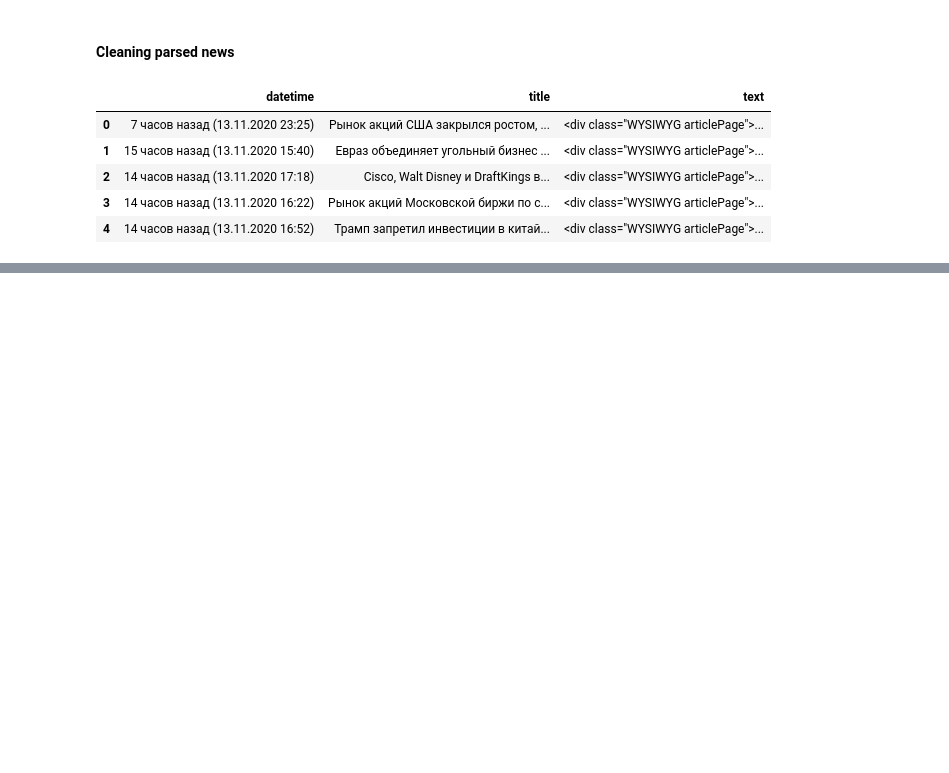
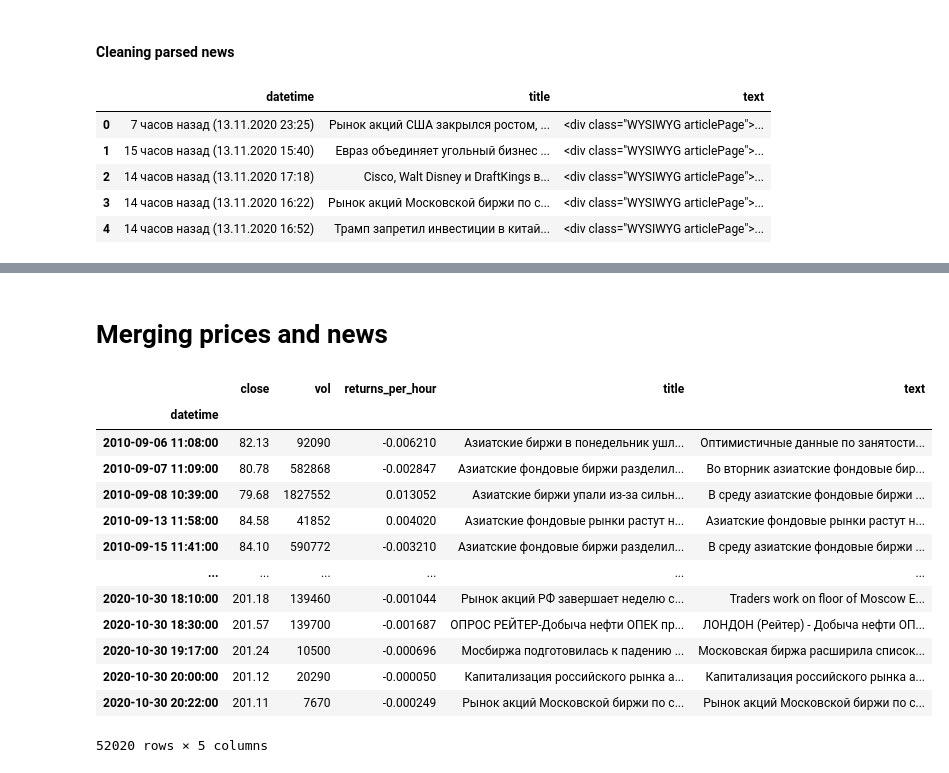
Before and after one commit to Quotermain/sber_stock_analysis, a Jupyter notebook: analysis.ipynb, the cells around one changed output, grey strips where cells are left out. Drawn from its saved outputs; the diff is of its cells as text; code cells hidden in the pictures; blank space fills up the shorter version.

```diff
--- a/analysis.ipynb
+++ b/analysis.ipynb
@@ -60,3 +60,6 @@ data.returns_per_hour.plot()
 # %% [output]
 <matplotlib.axes._subplots.AxesSubplot at 0x...>
 [figure]
+# %%
+mean_returns = data.returns_per_hour.mean()
+mean_returns
@@ -62,0 +68,3 @@ data.returns_per_hour.plot()
+# %%
+std_returns = data.returns_per_hour.std()
+std_returns
@@ -62,0 +73,9 @@ data.returns_per_hour.plot()
+# %%
+conditions = [
+    data.returns_per_hour >= (mean_returns + std_returns),
+    data.returns_per_hour < (mean_returns - std_returns)
+]
+
+choices = ["up", "down"]
+
+data['target'] = np.select(conditions, choices, default='nothing')
@@ -125,0 +157,21 @@ news.head()
+# %% [markdown]
+# Merging prices and news
+# %%
+data.merge(
+    news, left_index=True, right_index=True
+)
+# %% [output]
+|  | close | vol | returns_per_hour | title | text |
+| datetime |  |  |  |  |  |
+| 2010-09-06 11:08:00 | 82.13 | 92090 | -0.006210 | Азиатские биржи в понедельник ушл... | Оптимистичные данные по занятости... |
+| 2010-09-07 11:09:00 | 80.78 | 582868 | -0.002847 | Азиатские фондовые биржи разделил... | Во вторник азиатские фондовые бир... |
+| 2010-09-08 10:39:00 | 79.68 | 1827552 | 0.013052 | Азиатские биржи упали из-за сильн... | В среду азиатские фондовые биржи ... |
+| 2010-09-13 11:58:00 | 84.58 | 41852 | 0.004020 | Азиатские фондовые рынки растут н... | Азиатские фондовые рынки растут н... |
+| 2010-09-15 11:41:00 | 84.10 | 590772 | -0.003210 | Азиатские фондовые биржи разделил... | В среду азиатские фондовые биржи ... |
+| ... | ... | ... | ... | ... | ... |
+| 2020-10-30 18:10:00 | 201.18 | 139460 | -0.001044 | Рынок акций РФ завершает неделю с... | Traders work on floor of Moscow E... |
+| 2020-10-30 18:30:00 | 201.57 | 139700 | -0.001687 | ОПРОС РЕЙТЕР-Добыча нефти ОПЕК пр... | ЛОНДОН (Рейтер) - Добыча нефти ОП... |
+| 2020-10-30 19:17:00 | 201.24 | 10500 | -0.000696 | Мосбиржа подготовилась к падению ... | Московская биржа расширила список... |
+| 2020-10-30 20:00:00 | 201.12 | 20290 | -0.000050 | Капитализация российского рынка а... | Капитализация российского рынка а... |
+| 2020-10-30 20:22:00 | 201.11 | 7670 | -0.000249 | Рынок акций Московской биржи по с... | Рынок акций Московской биржи по с... |
+52020 rows × 5 columns
```
Also changed, not shown: parts of 8 cells of this notebook.
